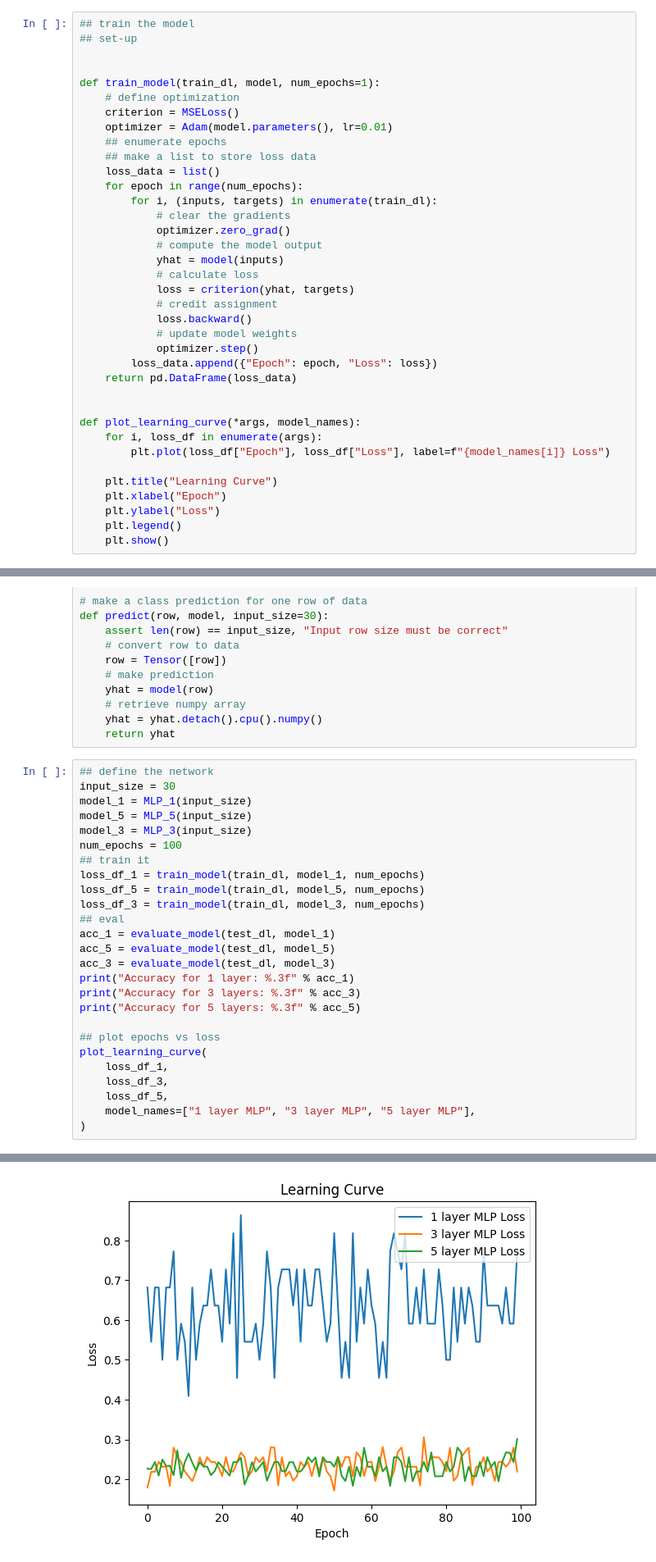
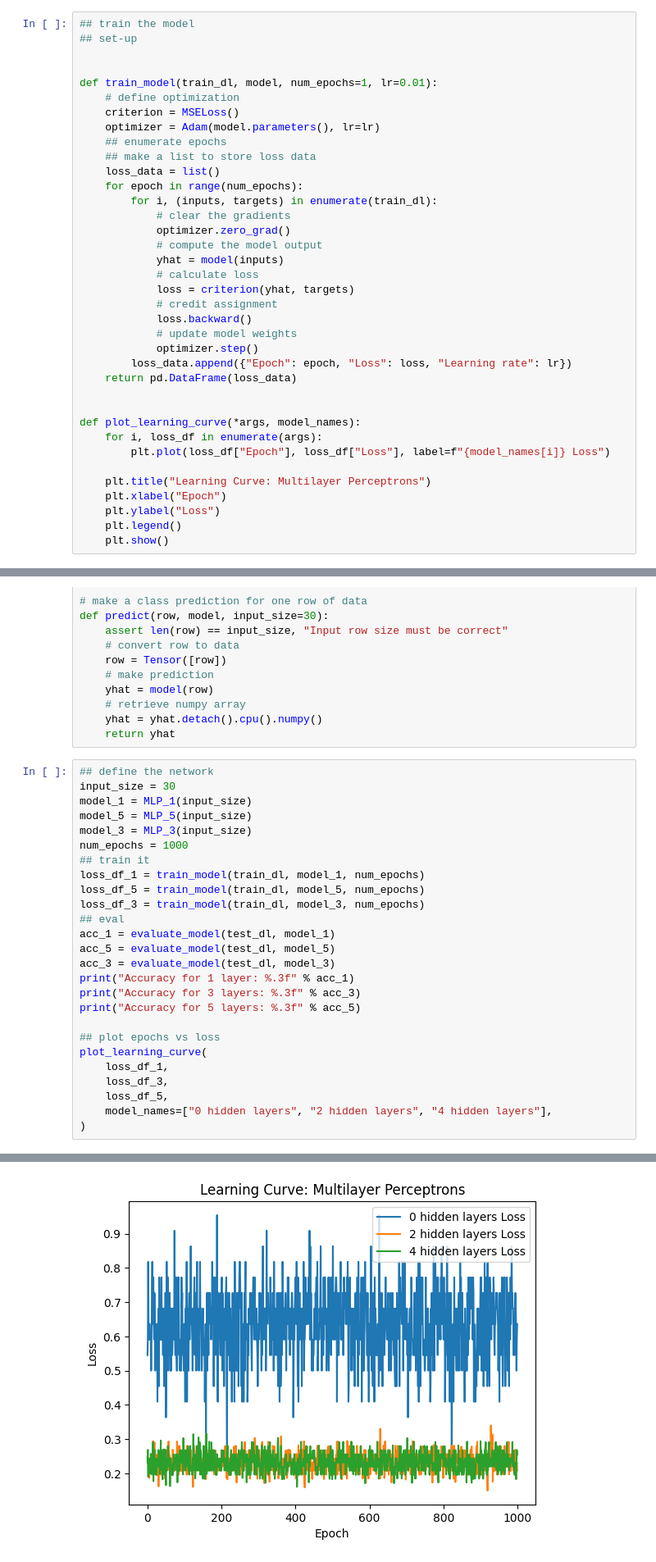
Before and after one commit to daniv-20/CaseStudies824, a Jupyter notebook: ML_HW1/ML_archetectures.ipynb, the cells around one changed output, grey strips where cells are left out. Shown at 82% size. Saved outputs shown, nothing was run; the diff lists cells and outputs as text.

```diff
--- a/ML_HW1/ML_archetectures.ipynb
+++ b/ML_HW1/ML_archetectures.ipynb
@@ -237,10 +237,10 @@ class MLP_1(Module):
 ## set-up
 
 
-def train_model(train_dl, model, num_epochs=1):
+def train_model(train_dl, model, num_epochs=1, lr=0.01):
     # define optimization
     criterion = MSELoss()
-    optimizer = Adam(model.parameters(), lr=0.01)
+    optimizer = Adam(model.parameters(), lr=lr)
     ## enumerate epochs
     ## make a list to store loss data
     loss_data = list()
@@ -256,7 +256,7 @@ def train_model(train_dl, model, num_epochs=1):
             loss.backward()
             # update model weights
             optimizer.step()
-        loss_data.append({"Epoch": epoch, "Loss": loss})
+        loss_data.append({"Epoch": epoch, "Loss": loss, "Learning rate": lr})
     return pd.DataFrame(loss_data)
 
 
@@ -264,7 +264,7 @@ def plot_learning_curve(*args, model_names):
     for i, loss_df in enumerate(args):
         plt.plot(loss_df["Epoch"], loss_df["Loss"], label=f"{model_names[i]} Loss")
 
-    plt.title("Learning Curve")
+    plt.title("Learning Curve: Multilayer Perceptrons")
     plt.xlabel("Epoch")
     plt.ylabel("Loss")
     plt.legend()
@@ -305,31 +305,31 @@ def predict(row, model, input_size=30):
 # %%
 ## define the network
 input_size = 30
 model_1 = MLP_1(input_size)
 model_5 = MLP_5(input_size)
 model_3 = MLP_3(input_size)
-num_epochs = 100
+num_epochs = 1000
 ## train it
 loss_df_1 = train_model(train_dl, model_1, num_epochs)
 loss_df_5 = train_model(train_dl, model_5, num_epochs)
 loss_df_3 = train_model(train_dl, model_3, num_epochs)
 ## eval
 acc_1 = evaluate_model(test_dl, model_1)
 acc_5 = evaluate_model(test_dl, model_5)
 acc_3 = evaluate_model(test_dl, model_3)
 print("Accuracy for 1 layer: %.3f" % acc_1)
 print("Accuracy for 3 layers: %.3f" % acc_3)
 print("Accuracy for 5 layers: %.3f" % acc_5)
 
 ## plot epochs vs loss
 plot_learning_curve(
     loss_df_1,
     loss_df_3,
     loss_df_5,
-    model_names=["1 layer MLP", "3 layer MLP", "5 layer MLP"],
+    model_names=["0 hidden layers", "2 hidden layers", "4 hidden layers"],
 )
 # %% [output]
 Accuracy for 1 layer: 0.379
 Accuracy for 3 layers: 0.621
 Accuracy for 5 layers: 0.621
-[figure, old version]
+[figure, new version]
```
Also changed, not shown: parts of 5 cells of this notebook, 1 other file.
